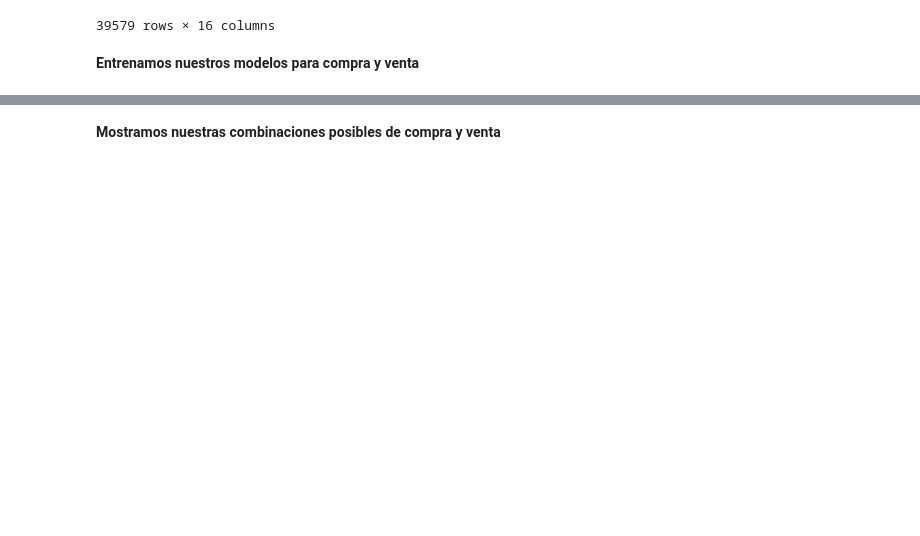
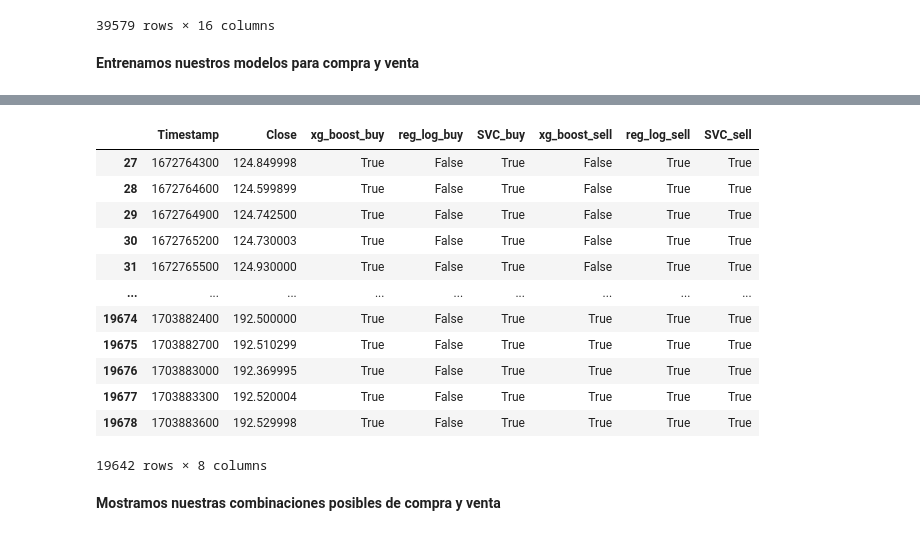
Before and after one commit to rodo1234/003_ML, a Jupyter notebook: prueba.ipynb, the cells around one changed output, grey strips where cells are left out. Cells and saved outputs as stored; diff of their text form; code cells hidden in the pictures; blank space fills up the shorter version.

```diff
--- a/report.ipynb
+++ b/prueba.ipynb
@@ -207 +212,39 @@ close_data
 39542 rows × 8 columns
+# %%
+df_tets = functions.clean_ds(pd.read_csv('./data/aapl_5m_test.csv'))
+
+close_data_test = df_tets[['Timestamp','Close', 'X_t-1', 'X_t-2', 'X_t-3', 'RSI', 'Y_BUY']].dropna()
+cl_dat_test = close_data_test.copy()
+x_buy_test = cl_dat_test.drop(columns=['Timestamp','Y_BUY'])
+
+close_data2_test = df_tets[['Timestamp','Close', 'X_t-1', 'X_t-2', 'X_t-3', 'RSI', 'Y_SELL']].dropna()
+cl_dat2_test = close_data2_test.copy()
+x_sell_test = cl_dat2_test.drop(columns=['Timestamp','Y_SELL'])
+
+# Indicadores Buy
+close_data_test['xg_boost_buy'] = best_model_xgboost_buy.predict(x_buy_test)
+close_data_test['reg_log_buy'] = best_model_reg_log_buy.predict(x_buy_test)
+close_data_test['SVC_buy'] = best_model_SVC_buy.predict(x_buy_test)
+# Indicadores Sell
+close_data_test = close_data_test.drop(columns=['Y_BUY','RSI','X_t-1','X_t-2','X_t-3'])
+close_data_test['xg_boost_sell'] = best_model_xgboost_sell.predict(x_sell_test)
+close_data_test['reg_log_sell'] = best_model_reg_log_sell.predict(x_sell_test)
+close_data_test['SVC_sell'] = best_model_SVC_sell.predict(x_sell_test)
+# Convertimos a boleanos
+close_data_test['xg_boost_buy'] = np.where(close_data_test['xg_boost_buy']==1, True, False)
+close_data_test['xg_boost_sell'] = np.where(close_data_test['xg_boost_sell']==1, True, False)
+close_data_test
+# %% [output]
+|  | Timestamp | Close | xg_boost_buy | reg_log_buy | SVC_buy | xg_boost_sell | reg_log_sell | SVC_sell |
+| 27 | 1672764300 | 124.849998 | True | False | True | False | True | True |
+| 28 | 1672764600 | 124.599899 | True | False | True | False | True | True |
+| 29 | 1672764900 | 124.742500 | True | False | True | False | True | True |
+| 30 | 1672765200 | 124.730003 | True | False | True | False | True | True |
+| 31 | 1672765500 | 124.930000 | True | False | True | False | True | True |
+| ... | ... | ... | ... | ... | ... | ... | ... | ... |
+| 19674 | 1703882400 | 192.500000 | True | False | True | True | True | True |
+| 19675 | 1703882700 | 192.510299 | True | False | True | True | True | True |
+| 19676 | 1703883000 | 192.369995 | True | False | True | True | True | True |
+| 19677 | 1703883300 | 192.520004 | True | False | True | True | True | True |
+| 19678 | 1703883600 | 192.529998 | True | False | True | True | True | True |
+19642 rows × 8 columns
```
Also changed, not shown: parts of 12 cells of this notebook, 4 other files.
